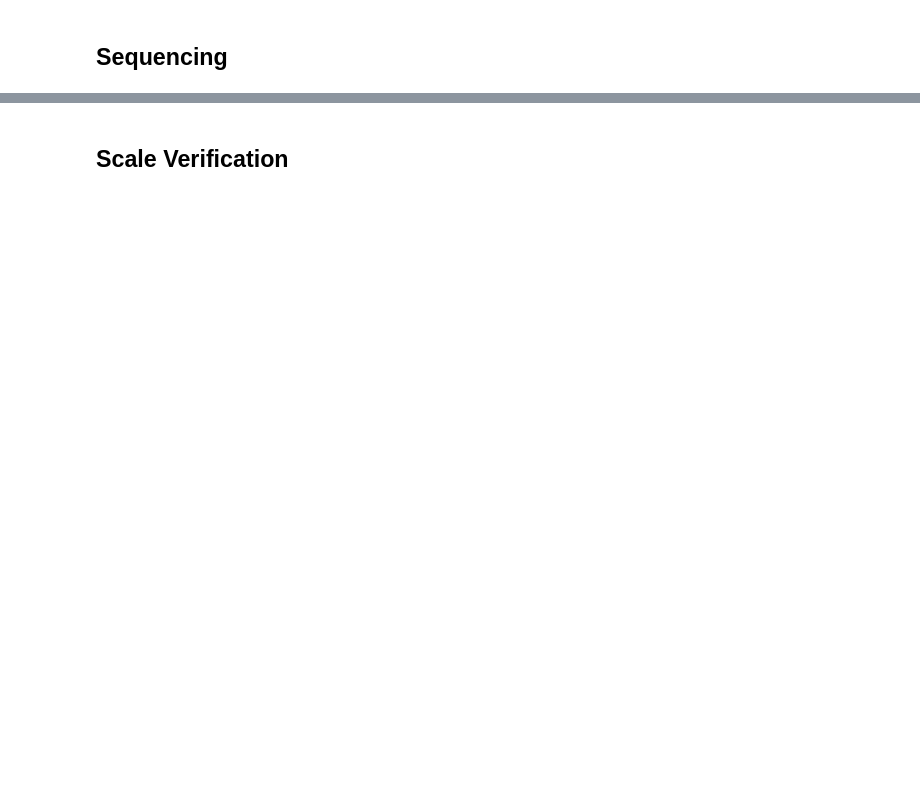
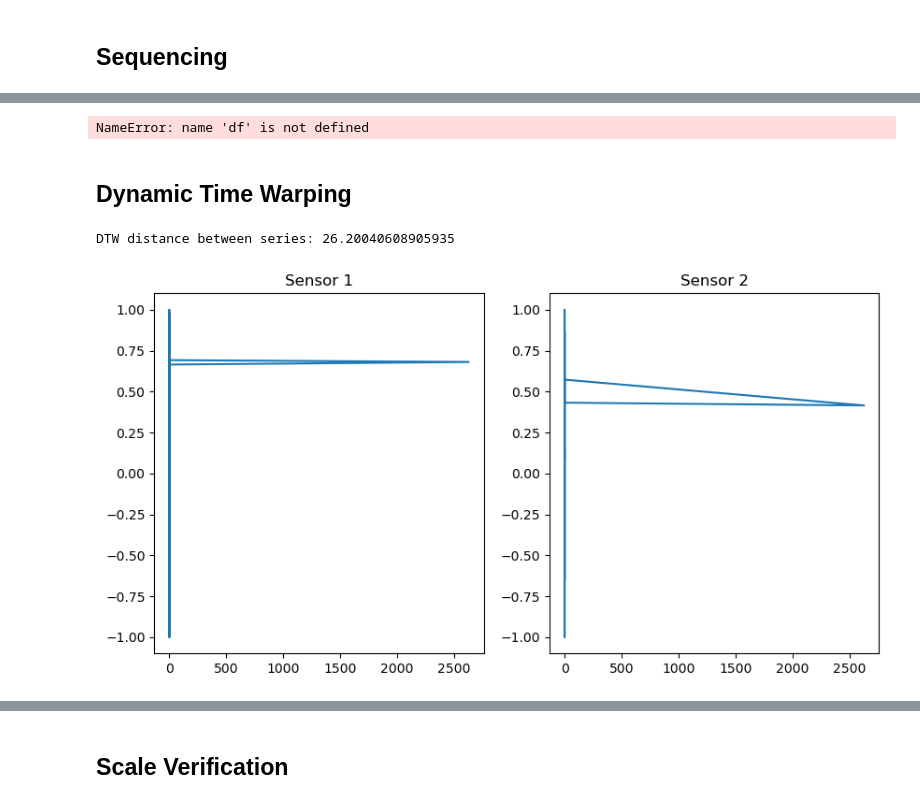
Before and after one commit to lynxzen/Gait-Classification-LSTM, a Jupyter notebook: Gait LSTM.ipynb, the cells around one changed output, grey strips where cells are left out. Saved outputs shown, nothing was run; the diff lists cells and outputs as text; code cells hidden in the pictures; blank space fills up the shorter version.

```diff
--- a/Gait LSTM.ipynb
+++ b/Gait LSTM.ipynb
@@ -156,0 +118,55 @@ Target: [0.54596388 0.53452039 0.52958212 0.51661915 0.50650519]
+# %%
+import numpy as np
+
+sequence_length = 100
+sequences = []
+
+# loop over the dataset to create sequences
+for i in range(0, len(df) - sequence_length, 1):  # overlapping sequences by 1
+    # select a sequence of rows from the df
+    sequence = df.iloc[i:i + sequence_length]
+
+    # add the sequence to our list
+    sequences.append(sequence)
+
+sequence_array = np.array(sequences)
+
+# reshape the sequences array to the format expected by the LSTM
+# the shape should be (number of sequences, sequence length, number of features)
+sequence_array = sequence_array.reshape((len(sequences), sequence_length, df.shape[1]))
+# %% [output]
+NameError: name 'df' is not defined
+# %% [markdown]
+## Dynamic Time Warping
+# %%
+import pandas as pd
+from dtaidistance import dtw
+import numpy as np
+
+sensor1_df = pd.read_csv('../datasets/BB-MAS_Preprocessed/accelerometer/1_PocketPhone_Accelerometer_(Samsung_S6).csv')
+sensor2_df = pd.read_csv('../datasets/BB-MAS_Preprocessed/gyroscope/1_PocketPhone_Gyroscope_(Samsung_S6).csv')
+
+series1 = sensor1_df['Xvalue'].values
+series2 = sensor2_df['Xvalue'].values
+
+# perform DTW
+distance, paths = dtw.warping_paths(series1, series2, window=int(max(sensor1_df['elapsed_time'])), psi=2)
+best_path = dtw.best_path(paths)
+
+print(f"DTW distance between series: {distance}")
+# %% [output]
+DTW distance between series: 26.20040608905935
+# %%
+import matplotlib.pyplot as plt
+
+# Visualize the path
+plt.figure(figsize=(10, 5))
+plt.subplot(1, 2, 1)
+plt.title('Sensor 1')
+plt.plot(sensor1_df['elapsed_time'], series1)
+plt.subplot(1, 2, 2)
+plt.title('Sensor 2')
+plt.plot(sensor2_df['elapsed_time'], series2)
+plt.show()
+# %% [output]
+[figure, added]
```
Also changed, not shown: parts of 9 cells of this notebook.
